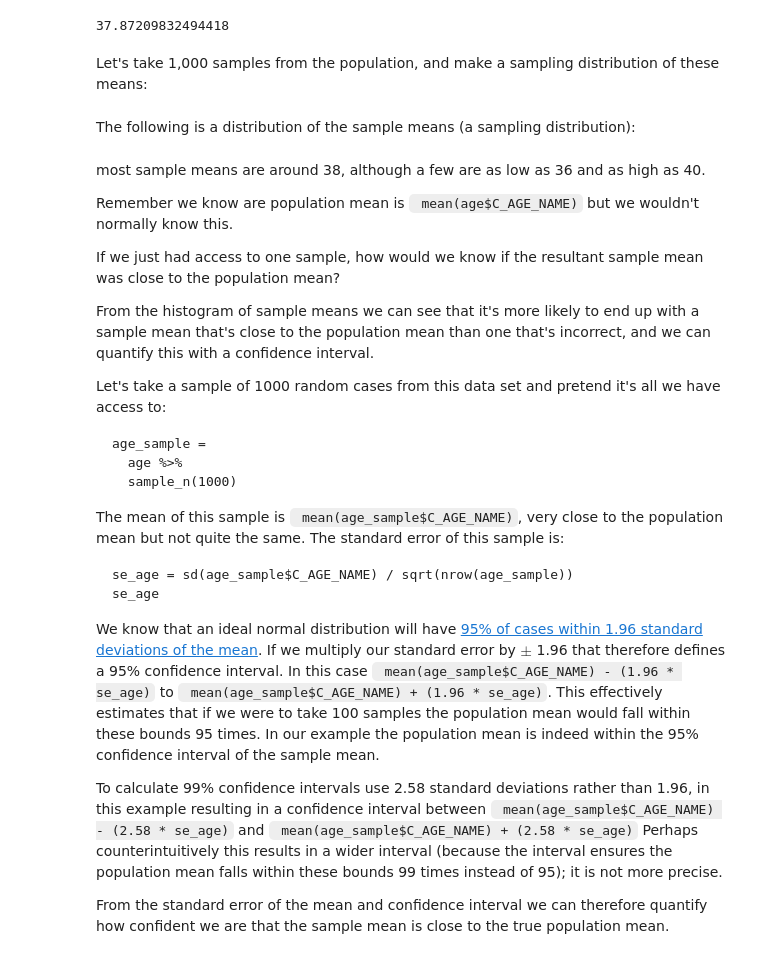
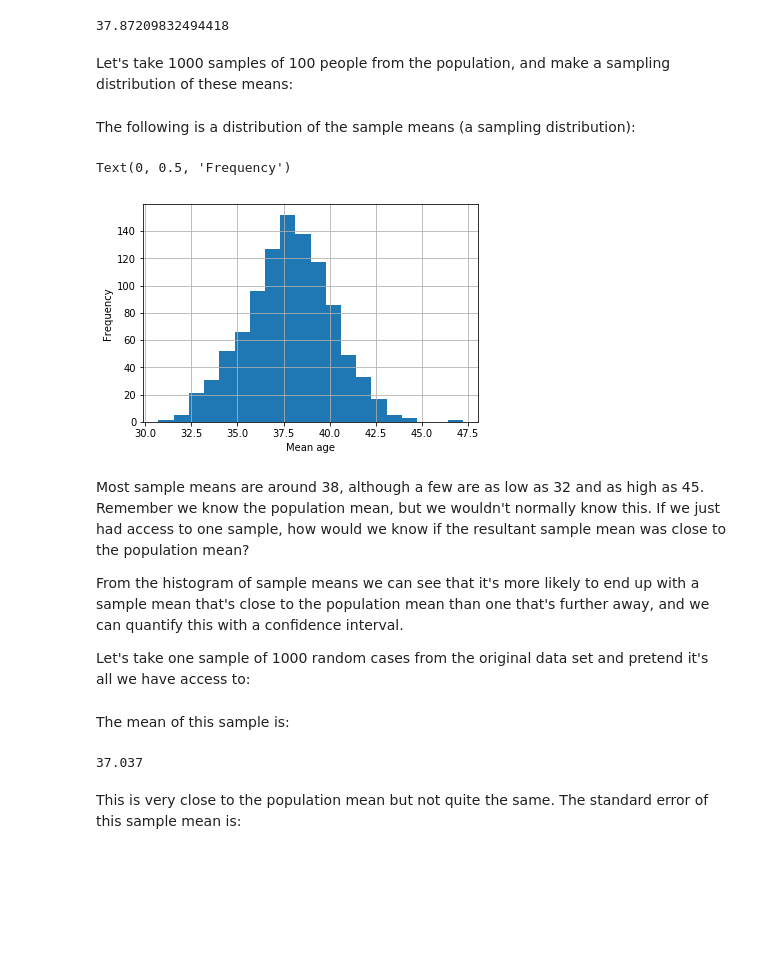
Before and after one commit to philmikejones/stats101, a Jupyter notebook: notebooks/stats101.ipynb, the cells around one changed output. Saved outputs shown, nothing was run; the diff lists cells and outputs as text; code cells hidden in the pictures; blank space fills up the shorter version.

````diff
--- a/notebooks/stats101.ipynb
+++ b/notebooks/stats101.ipynb
@@ -377,4 +377,4 @@ age.C_AGE_NAME.mean()
 # %% [output]
 37.87209832494418
 # %% [markdown]
-Let's take 1,000 samples from the population, and make a sampling distribution of these means:
+Let's take 1000 samples of 100 people from the population, and make a sampling distribution of these means:
@@ -390,2 +381,11 @@ np.random.seed(42)
+# %%
+samples = []
+
+for i in range(1000):
+    sample = age.sample(n = 100, replace = True, random_state = i)
+    sample = sample.C_AGE_NAME.mean()
+    samples.append(sample)
+
+samples = pd.Series(samples)
 # %% [markdown]
 The following is a distribution of the sample means (a sampling distribution):
@@ -395,35 +392,14 @@ The following is a distribution of the sample means (a sampling distribution):
+# %%
+samples.hist(bins = 20)
+plt.xlabel("Mean age")
+plt.ylabel("Frequency")
+# %% [output]
+Text(0, 0.5, 'Frequency')
+[figure, added]
 # %% [markdown]
-most sample means are around 38, although a few are as low as 36 and as high as 40.
-
-Remember we know are population mean is ` mean(age$C_AGE_NAME)` but we wouldn't normally know this.
-
+Most sample means are around 38, although a few are as low as 32 and as high as 45. Remember we know the population mean, but we wouldn't normally know this.
 If we just had access to one sample, how would we know if the resultant sample mean was close to the population mean?
 
-From the histogram of sample means we can see that it's more likely to end up with a sample mean that's close to the population mean than one that's incorrect, and we can quantify this with a confidence interval.
+From the histogram of sample means we can see that it's more likely to end up with a sample mean that's close to the population mean than one that's further away, and we can quantify this with a confidence interval.
 
-Let's take a sample of 1000 random cases from this data set and pretend it's all we have access to:
-
-```{r age-sample, eval=FALSE}
-age_sample =
-  age %>%
-  sample_n(1000)
-```
-
-The mean of this sample is ` mean(age_sample$C_AGE_NAME)`, very close to the population mean but not quite the same.
-The standard error of this sample is:
-
-```{r standard-error-sample-age, eval=FALSE}
-se_age = sd(age_sample$C_AGE_NAME) / sqrt(nrow(age_sample))
-se_age
-```
-
-We know that an ideal normal distribution will have [95\% of cases within 1.96 standard deviations of the mean](https://en.wikipedia.org/wiki/Normal_distribution#Standard_deviation_and_coverage).
-If we multiply our standard error by $\pm$ 1.96 that therefore defines a 95\% confidence interval.
-In this case ` mean(age_sample$C_AGE_NAME) - (1.96 * se_age)` to ` mean(age_sample$C_AGE_NAME) + (1.96 * se_age)`.
-This effectively estimates that if we were to take 100 samples the population mean would fall within these bounds 95 times.
-In our example the population mean is indeed within the 95\% confidence interval of the sample mean.
-
-To calculate 99\% confidence intervals use 2.58 standard deviations rather than 1.96, in this example resulting in a confidence interval between ` mean(age_sample$C_AGE_NAME) - (2.58 * se_age)` and ` mean(age_sample$C_AGE_NAME) + (2.58 * se_age)`
-Perhaps counterintuitively this results in a wider interval (because the interval ensures the population mean falls within these bounds 99 times instead of 95); it is not more precise.
-
-From the standard error of the mean and confidence interval we can therefore quantify how confident we are that the sample mean is close to the true population mean.
+Let's take one sample of 1000 random cases from the original data set and pretend it's all we have access to:
@@ -429,0 +408,9 @@ From the standard error of the mean and confidence interval we can therefore qua
+# %% [markdown]
+The mean of this sample is:
+# %%
+sample.C_AGE_NAME.mean()
+# %% [output]
+37.037
+# %% [markdown]
+This is very close to the population mean but not quite the same.
+The standard error of this sample mean is:
````
Also changed, not shown: parts of 15 cells of this notebook.
